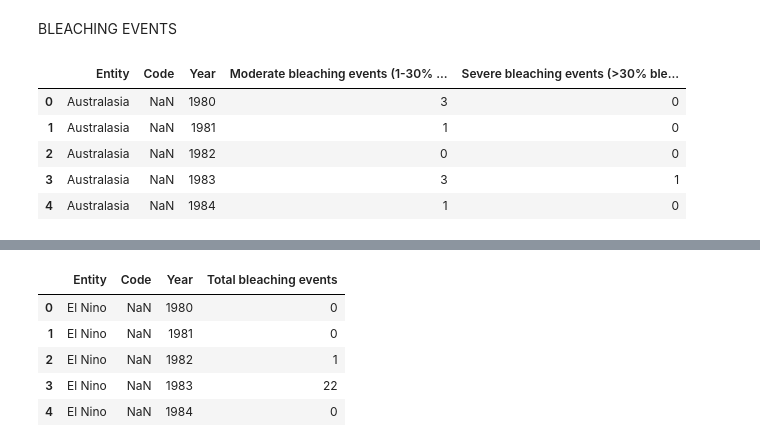
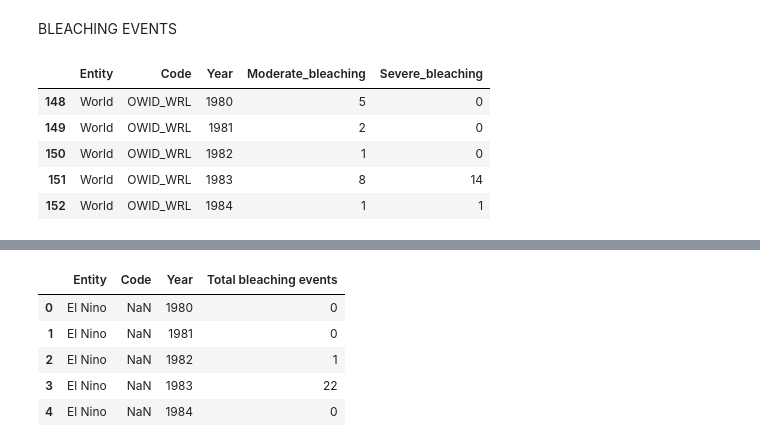
Before and after one commit to treybourgeois/nss_capstone_2021, a Jupyter notebook: data2/capstone_notebook.ipynb, the cells around one changed output, grey strips where cells are left out. Saved outputs shown, nothing was run; the diff lists cells and outputs as text; code cells hidden in the pictures.

```diff
--- a/data2/capstone_notebook.ipynb
+++ b/data2/capstone_notebook.ipynb
@@ -14,12 +14,15 @@ import geopandas as gpd
 BLEACHING EVENTS
 # %%
 #Importing world wide bleaching events DF (wbe = world bleaching events)
+#Initially imported bleaching events from world and regions, then filtered for world events only.. will come back to regions
 wbe = pd.read_csv('coral-bleaching-events.csv')
-wbe.head()
+wbe.columns = ['Entity', 'Code', 'Year', 'Moderate_bleaching', 'Severe_bleaching']
+world_events = wbe[wbe['Entity'] == 'World']
+world_events.head()
 # %% [output]
-|  | Entity | Code | Year | Moderate bleaching events (1-30% ... | Severe bleaching events (>30% ble... |
-| 0 | Australasia | NaN | 1980 | 3 | 0 |
-| 1 | Australasia | NaN | 1981 | 1 | 0 |
-| 2 | Australasia | NaN | 1982 | 0 | 0 |
-| 3 | Australasia | NaN | 1983 | 3 | 1 |
-| 4 | Australasia | NaN | 1984 | 1 | 0 |
+|  | Entity | Code | Year | Moderate_bleaching | Severe_bleaching |
+| 148 | World | OWID_WRL | 1980 | 5 | 0 |
+| 149 | World | OWID_WRL | 1981 | 2 | 0 |
+| 150 | World | OWID_WRL | 1982 | 1 | 0 |
+| 151 | World | OWID_WRL | 1983 | 8 | 14 |
+| 152 | World | OWID_WRL | 1984 | 1 | 1 |
```
Also changed, not shown: parts of 6 cells of this notebook, 2 other files.
